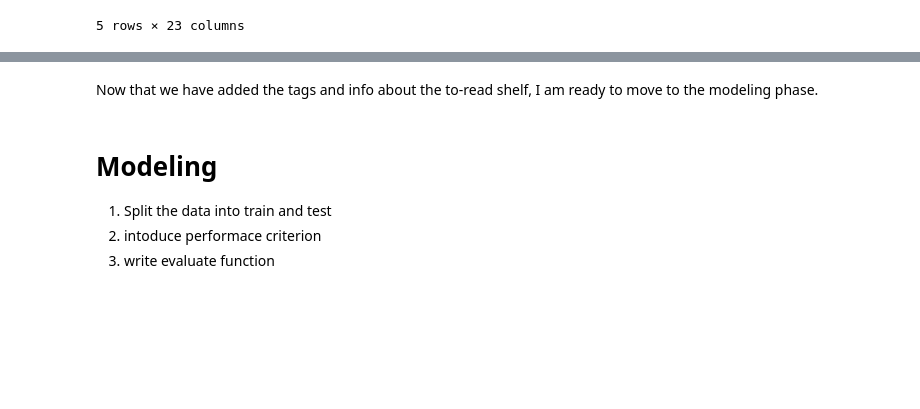
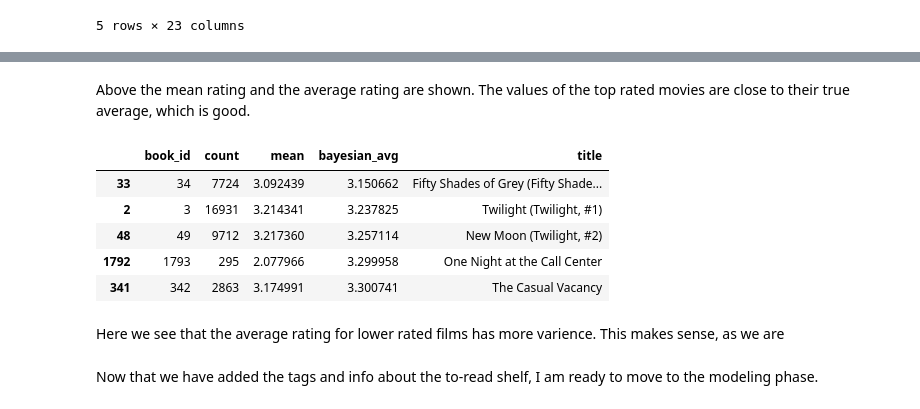
Before and after one commit to Snizzmo/Data-Science, a Jupyter notebook: Capstone3/notebooks/2.0-cf-preprocessing-and-modeling.ipynb, the cells around one changed output, grey strips where cells are left out. Saved outputs shown, nothing was run; the diff lists cells and outputs as text; code cells hidden in the pictures; blank space fills up the shorter version.

```diff
--- a/Capstone3/notebooks/2.0-cf-preprocessing-and-modeling.ipynb
+++ b/Capstone3/notebooks/2.0-cf-preprocessing-and-modeling.ipynb
@@ -165,0 +197,13 @@ books.head()
+# %% [markdown]
+Above the mean rating and the average rating are shown. The values of the top rated movies are close to their true average, which is good.
+# %%
+book_stats.sort_values('bayesian_avg', ascending=True).head()
+# %% [output]
+|  | book_id | count | mean | bayesian_avg | title |
+| 33 | 34 | 7724 | 3.092439 | 3.150662 | Fifty Shades of Grey (Fifty Shade... |
+| 2 | 3 | 16931 | 3.214341 | 3.237825 | Twilight (Twilight, #1) |
+| 48 | 49 | 9712 | 3.217360 | 3.257114 | New Moon (Twilight, #2) |
+| 1792 | 1793 | 295 | 2.077966 | 3.299958 | One Night at the Call Center |
+| 341 | 342 | 2863 | 3.174991 | 3.300741 | The Casual Vacancy |
+# %% [markdown]
+Here we see that the average rating for lower rated films has more varience. This makes sense, as we are
@@ -172,6 +216,0 @@ books.to_csv("../data/processed/output.csv", index=False)
-# %% [markdown]
-# Modeling
-
-1. Split the data into train and test
-2. intoduce performace criterion
-3. write evaluate function
```
Also changed, not shown: parts of 45 cells of this notebook.
